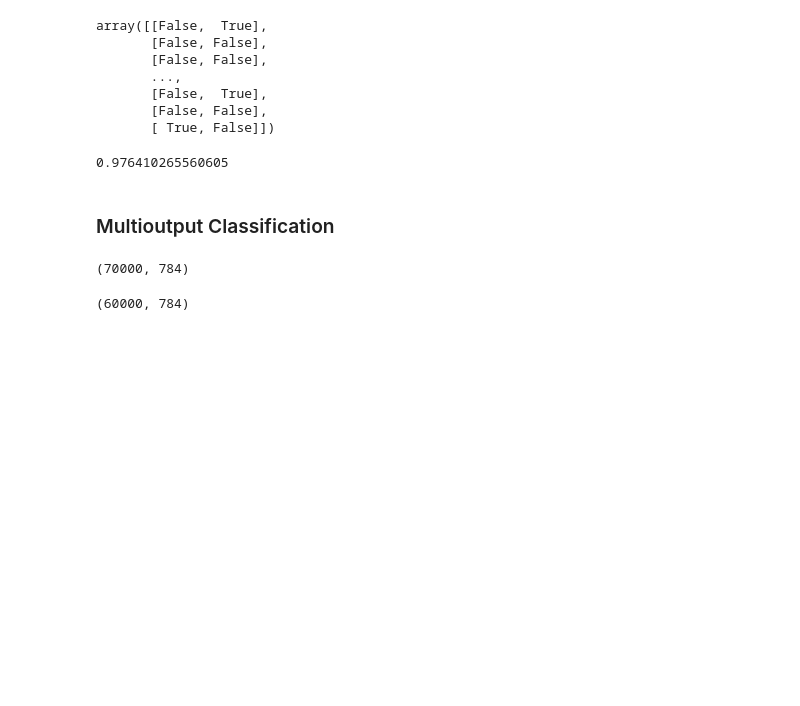
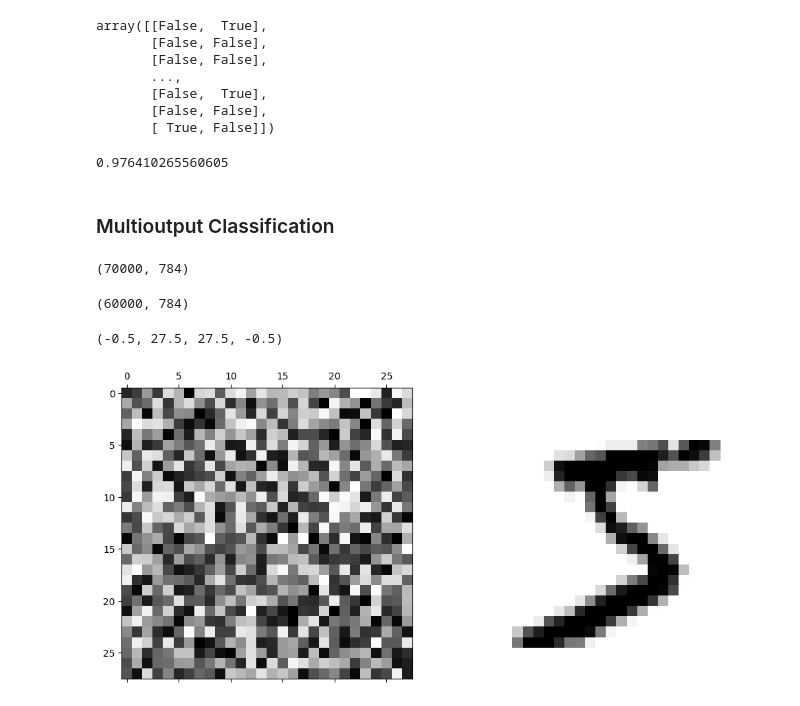
Before and after one commit to ARKA1112/HOML_AurelienG, a Jupyter notebook: chap3_classification.ipynb, the cells around one changed output. Cells and saved outputs as stored; diff of their text form; code cells hidden in the pictures; blank space fills up the shorter version.

```diff
--- a/chap3_classification.ipynb
+++ b/chap3_classification.ipynb
@@ -841,0 +847,22 @@ X_train.shape
+# %%
+#Now we will add some noise to the images to make it slightly blur and train it to display clear images
+
+
+#So in this case the target will be X_train cos we want to clarify the image to the state of X_train
+
+import matplotlib.pyplot as plt
+%matplotlib inline
+import numpy as np
+
+noise = np.random.randint(0,255,(len(X_train), 784))
+#plot of the noise
+fig, axs = plt.subplots(nrows=1, ncols=2,figsize=(12,9))
+axs[0].matshow(noise[0].reshape(28,28),cmap='binary')
+plt.axis('off')
+#this noise will be addes to this image
+
+axs[1].matshow(X_train[0].reshape(28,28),cmap='binary')
+plt.axis('off')
+# %% [output]
+(-0.5, 27.5, 27.5, -0.5)
+[figure, added]
```
Also changed, not shown: parts of 10 cells of this notebook.
